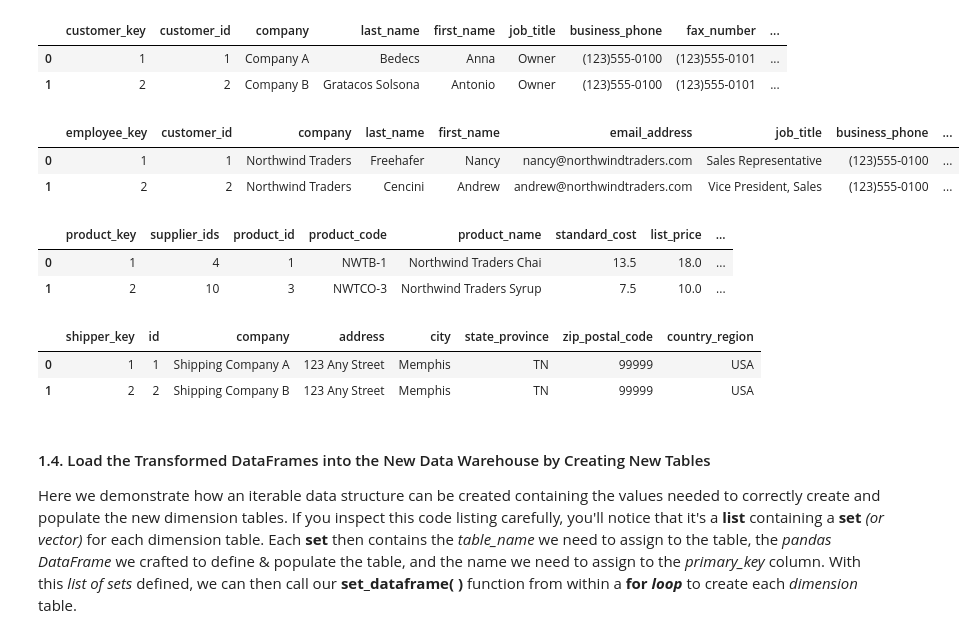
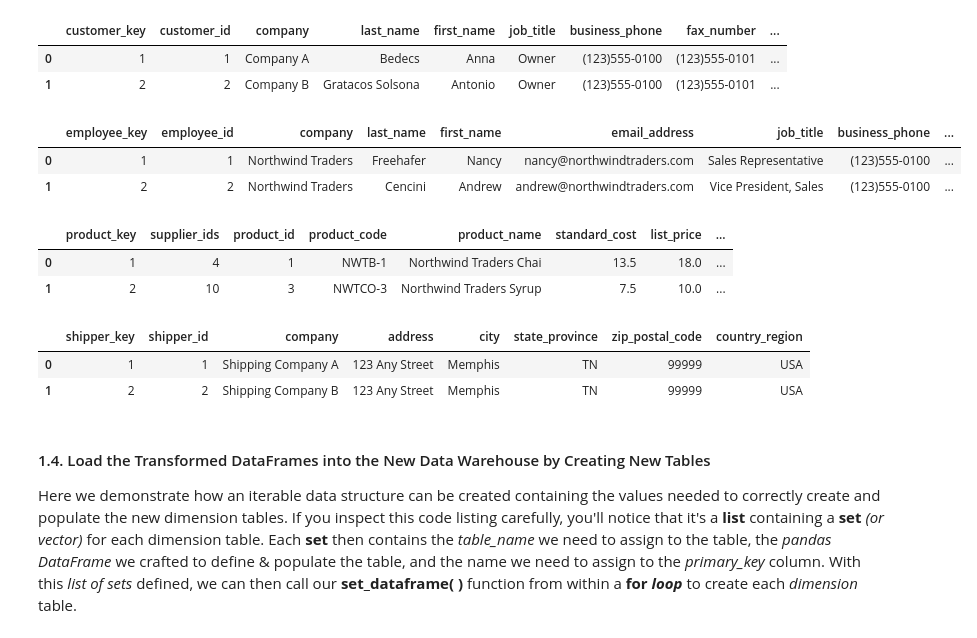
Before and after one commit to 22ai/DS-2002, a Jupyter notebook: 02-Python/Lab-03-Python-Extract-Transform-Load.ipynb, the cells around one changed output. Saved outputs shown, nothing was run; the diff lists cells and outputs as text; code cells hidden in the pictures.

```diff
--- a/02-Python/Lab-03-Python-Extract-Transform-Load.ipynb
+++ b/02-Python/Lab-03-Python-Extract-Transform-Load.ipynb
@@ -127,15 +127,15 @@ df_customers.head(2)
 # %%
 # Employees
 drop_cols = ['mobile_phone','web_page','notes','attachments']
 df_employees.drop(drop_cols, axis=1, inplace=True)
 
-df_employees.rename(columns={"id": "customer_id"}, inplace=True)
+df_employees.rename(columns={"id": "employee_id"}, inplace=True)
 
 df_employees.insert(0, "employee_key", range(1, df_employees.shape[0]+1))
 
 df_employees.head(2)
 # %% [output]
-|  | employee_key | customer_id | company | last_name | first_name | email_address | job_title | business_phone | ... |
+|  | employee_key | employee_id | company | last_name | first_name | email_address | job_title | business_phone | ... |
 | 0 | 1 | 1 | Northwind Traders | Freehafer | Nancy | nancy@northwindtraders.com | Sales Representative | (123)555-0100 | ... |
 | 1 | 2 | 2 | Northwind Traders | Cencini | Andrew | andrew@northwindtraders.com | Vice President, Sales | (123)555-0100 | ... |
 # %%
@@ -154,11 +154,11 @@ df_products.head(2)
 drop_cols = ['last_name','first_name','email_address','job_title','business_phone','home_phone','mobile_phone','fax_number','web_page',
              'notes','attachments']
 df_shippers.drop(drop_cols, axis=1, inplace=True)
-df_shippers.rename(columns={"id": "shipper_id"})
+df_shippers.rename(columns={"id": "shipper_id"}, inplace=True)
 df_shippers.insert(0, "shipper_key", range(1, df_shippers.shape[0]+1))
 df_shippers.head(2)
 # %% [output]
-|  | shipper_key | id | company | address | city | state_province | zip_postal_code | country_region |
+|  | shipper_key | shipper_id | company | address | city | state_province | zip_postal_code | country_region |
 | 0 | 1 | 1 | Shipping Company A | 123 Any Street | Memphis | TN | 99999 | USA |
 | 1 | 2 | 2 | Shipping Company B | 123 Any Street | Memphis | TN | 99999 | USA |
 # %% [markdown]
```
Also changed, not shown: parts of 10 cells of this notebook.
